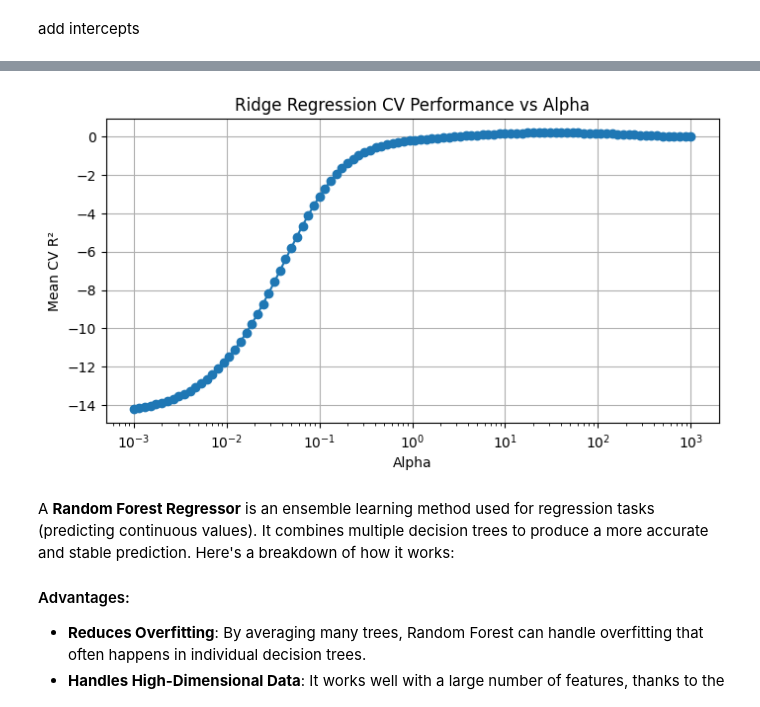
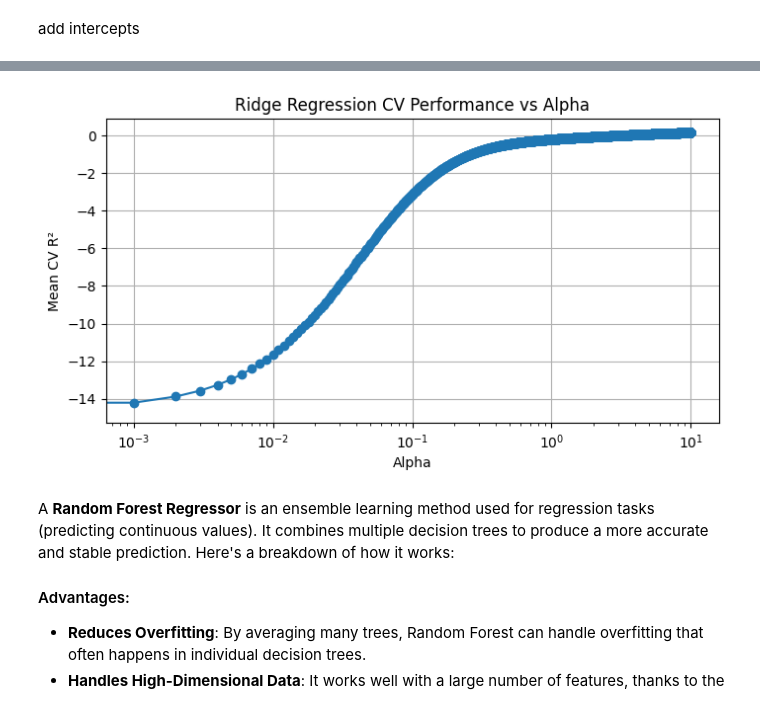
Before and after one commit to vineetjnair9/distributed-energy-resources-equity-CA, a Jupyter notebook: UROP Notebook Dataset.ipynb, the cells around one changed output, grey strips where cells are left out. Cells and saved outputs as stored; diff of their text form; code cells hidden in the pictures.

```diff
--- a/UROP Notebook Dataset.ipynb
+++ b/UROP Notebook Dataset.ipynb
@@ -1086,26 +1099,26 @@ dtype: float64
 # %%
 from sklearn.linear_model import Ridge
 from sklearn.model_selection import cross_val_score
 import numpy as np
 import matplotlib.pyplot as plt
 
-alphas = np.logspace(-3, 3, 100)
+alphas = [0.001 * i for i in range(10000)]
 cv_scores = []
 for alpha in alphas:
     ridge = Ridge(alpha=alpha, fit_intercept=True)
     scores = cross_val_score(ridge, X_train, y_train, scoring='r2', cv=5)
     cv_scores.append(scores.mean())
 
 plt.figure(figsize=(8, 4))
 plt.plot(alphas, cv_scores, marker='o')
 plt.xscale('log')
 plt.xlabel('Alpha')
 plt.ylabel('Mean CV R²')
 plt.title('Ridge Regression CV Performance vs Alpha')
 plt.grid(True)
 plt.show()
 # %% [output]
-[figure, old version]
+[figure, new version]
 # %% [markdown]
 A **Random Forest Regressor** is an ensemble learning method used for regression tasks (predicting continuous values). It combines multiple decision trees to produce a more accurate and stable prediction. Here's a breakdown of how it works:
 
```
Also changed, not shown: parts of 15 cells of this notebook, 2 other files.
